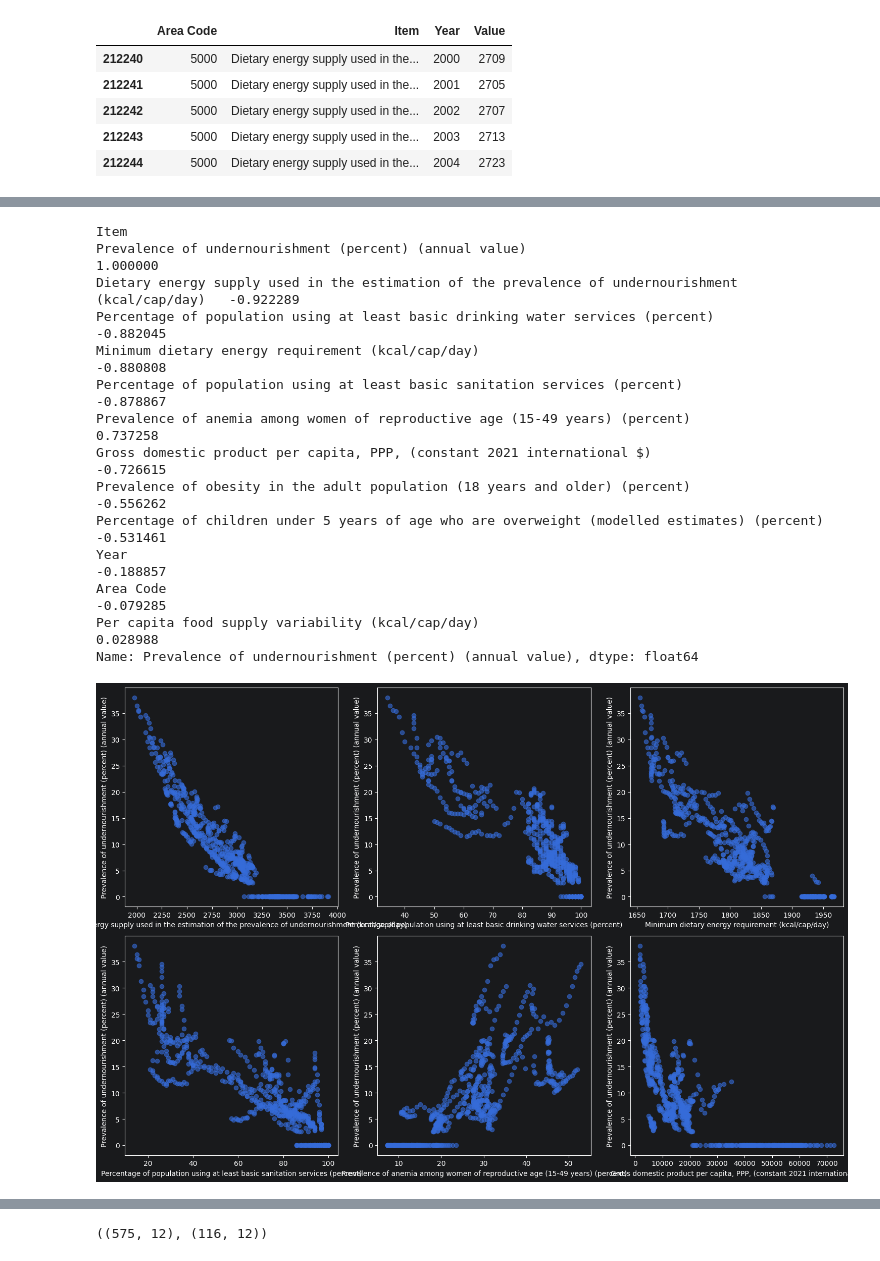
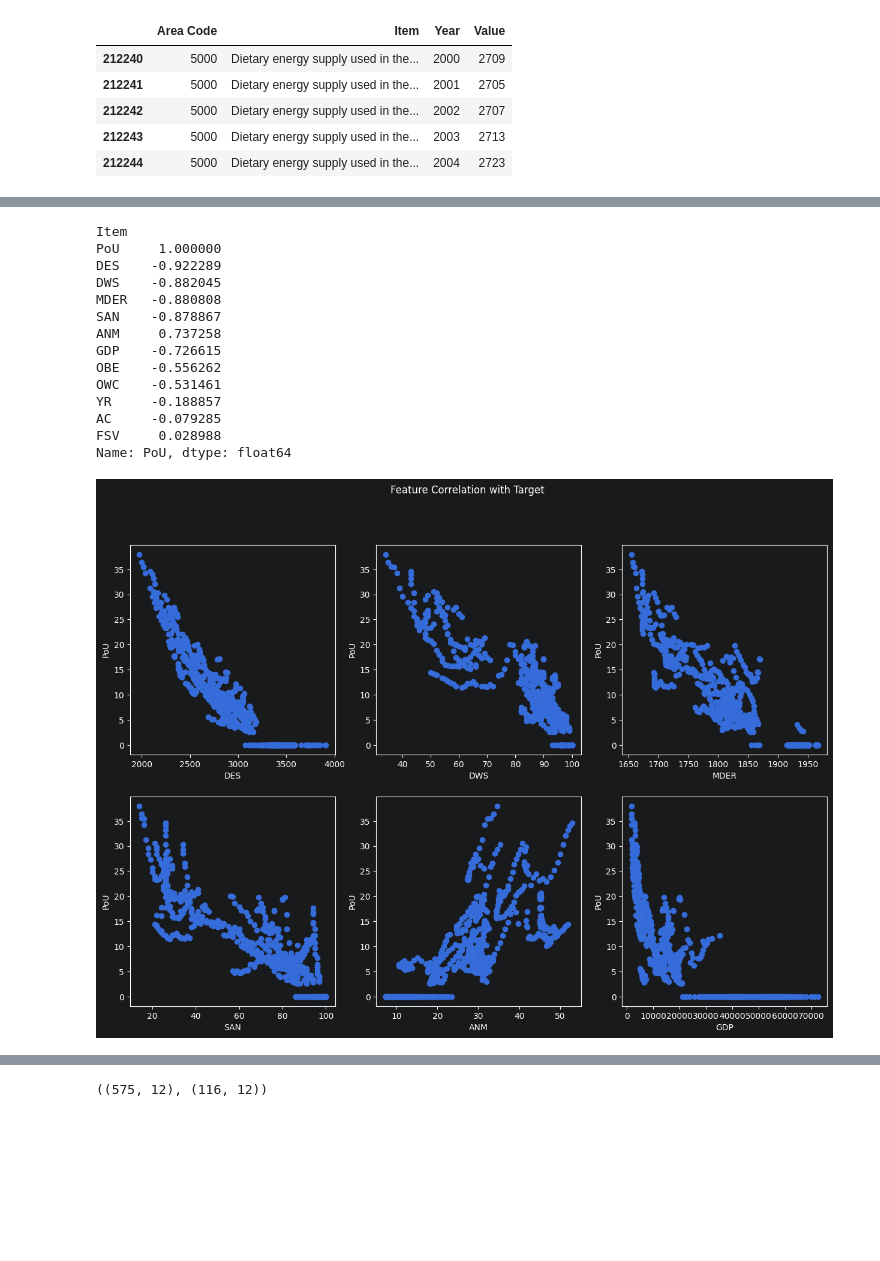
Before and after one commit to jaredliw/dtp3, a Jupyter notebook: model.ipynb, the cells around one changed output, grey strips where cells are left out. Saved outputs shown, nothing was run; the diff lists cells and outputs as text; code cells hidden in the pictures; blank space fills up the shorter version.

Commit message:
clean up

```diff
--- a/model.ipynb
+++ b/model.ipynb
@@ -35,25 +37,28 @@ import matplotlib.pyplot as plt
 - State which columns are the independent variables (features) and describe your hypothesis on why these features can predict the target variable.
 # %%
 FILENAME: str = "Food_Security_data_E_All_Data_(Normalized).csv"
-FEATURES: list[str] = [
+FEATURES_RAW: list[str] = [
     "Area Code",
     "Year",
     "Dietary energy supply used in the estimation of the prevalence of undernourishment (kcal/cap/day)",
     "Gross domestic product per capita, PPP, (constant 2021 international $)",
     "Per capita food supply variability (kcal/cap/day)",
     "Percentage of population using at least basic drinking water services (percent)",
-    "Percentage of population using at least basic sanitation services (percent)",  #
-    # "Percentage of children under 5 years of age who are stunted (modelled estimates) (percent)",
+    "Percentage of population using at least basic sanitation services (percent)",
     "Percentage of children under 5 years of age who are overweight (modelled estimates) (percent)",
     "Prevalence of obesity in the adult population (18 years and older) (percent)",
     "Prevalence of anemia among women of reproductive age (15-49 years) (percent)",
     "Minimum dietary energy requirement (kcal/cap/day)",
-    # "Prevalence of low birthweight (percent)",
 ]
-TARGET: str = "Prevalence of undernourishment (percent) (annual value)"
+AREA_CODE: str = "AC"
+YEAR: str = "YR"
+FEATURES: list[str] = [AREA_CODE, YEAR, "DES", "GDP", "FSV", "DWS", "SAN", "OWC", "OBE", "ANM", "MDER"]
+TARGET_RAW: str = "Prevalence of undernourishment (percent) (annual value)"
+TARGET: str = "PoU"
+SPLIT_YEAR: int = 2020
 # %%
-df = pd.read_csv(FILENAME)[["Area Code", "Item", "Year", "Value"]].replace("nan", np.nan)
-df = df[(df["Item"].isin([*FEATURES, TARGET])) & (df["Area Code"] >= 1000)]
+df = pd.read_csv(FILENAME)[["Area Code", "Item", "Year", "Value"]]
+df = df[(df["Item"].isin([*FEATURES_RAW, TARGET_RAW])) & (df["Area Code"] >= 1000)]
 df.head()
 # %% [output]
 |  | Area Code | Item | Year | Value |
@@ -76,6 +81,7 @@ df_pivoted = df.pivot_table(
     columns="Item",
     values="Value",
     aggfunc="first",
-).reset_index()
+).reset_index().rename(columns=dict(zip([*FEATURES_RAW, TARGET_RAW], [*FEATURES, TARGET])))
+
 df_pivoted
 # %% [output]
@@ -108,4 +111,5 @@ Index(['Dietary energy supply used in the estimation of the prevalence of undern
 # %%
-df_cleaned = df_pivoted.dropna().replace("<0.1", "0").replace("<2.5", "0").astype(np.float64)
+df_cleaned = df_pivoted.dropna().replace("<2.5", "0").astype(np.float64)
+
 df_cleaned.describe()
 # %% [output]
@@ -160,34 +169,32 @@ sns.heatmap(corr_matrix, cmap="coolwarm")
 # %%
 sorted_corr_target = corr_matrix[TARGET].sort_values(ascending=False, key=abs)
+
 sorted_corr_target
 # %% [output]
 Item
-Prevalence of undernourishment (percent) (annual value)                                              1.000000
-Dietary energy supply used in the estimation of the prevalence of undernourishment (kcal/cap/day)   -0.922289
-Percentage of population using at least basic drinking water services (percent)                     -0.882045
-Minimum dietary energy requirement (kcal/cap/day)                                                   -0.880808
-Percentage of population using at least basic sanitation services (percent)                         -0.878867
-Prevalence of anemia among women of reproductive age (15-49 years) (percent)                         0.737258
-Gross domestic product per capita, PPP, (constant 2021 international $)                             -0.726615
-Prevalence of obesity in the adult population (18 years and older) (percent)                        -0.556262
-Percentage of children under 5 years of age who are overweight (modelled estimates) (percent)       -0.531461
-Year                                                                                                -0.188857
-Area Code                                                                                           -0.079285
-Per capita food supply variability (kcal/cap/day)                                                    0.028988
-Name: Prevalence of undernourishment (percent) (annual value), dtype: float64
+PoU     1.000000
+DES    -0.922289
+DWS    -0.882045
+MDER   -0.880808
+SAN    -0.878867
+ANM     0.737258
+GDP    -0.726615
+OBE    -0.556262
+OWC    -0.531461
+YR     -0.188857
+AC     -0.079285
+FSV     0.028988
+Name: PoU, dtype: float64
 # %%
 top6_cols = sorted_corr_target[1:7].index
 
 fig, axes = plt.subplots(2, 3, figsize=(15, 10))
 axes = axes.flatten()
-
 for i, col in enumerate(top6_cols):
-    axes[i].scatter(df_cleaned[col], df_cleaned[TARGET], alpha=0.6)
+    axes[i].scatter(df_cleaned[col], df_cleaned[TARGET])
     axes[i].set_xlabel(col)
     axes[i].set_ylabel(TARGET)
-
-plt.tight_layout()
-plt.show()
+fig.suptitle("Feature Correlation with Target");
 # %% [output]
-[figure, old version]
+[figure, new version]
 # %% [markdown]
```
Also changed, not shown: parts of 42 cells of this notebook.
